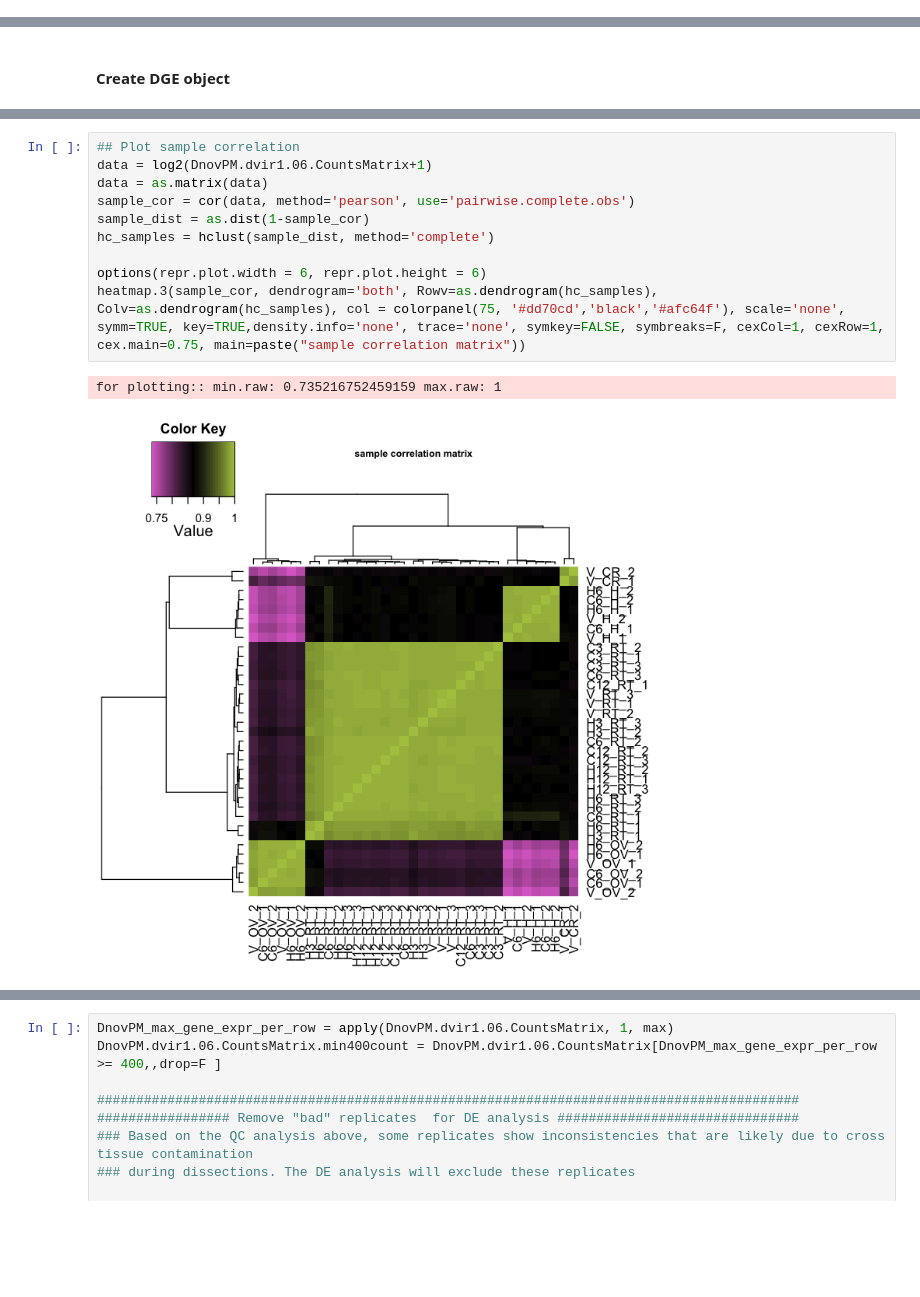
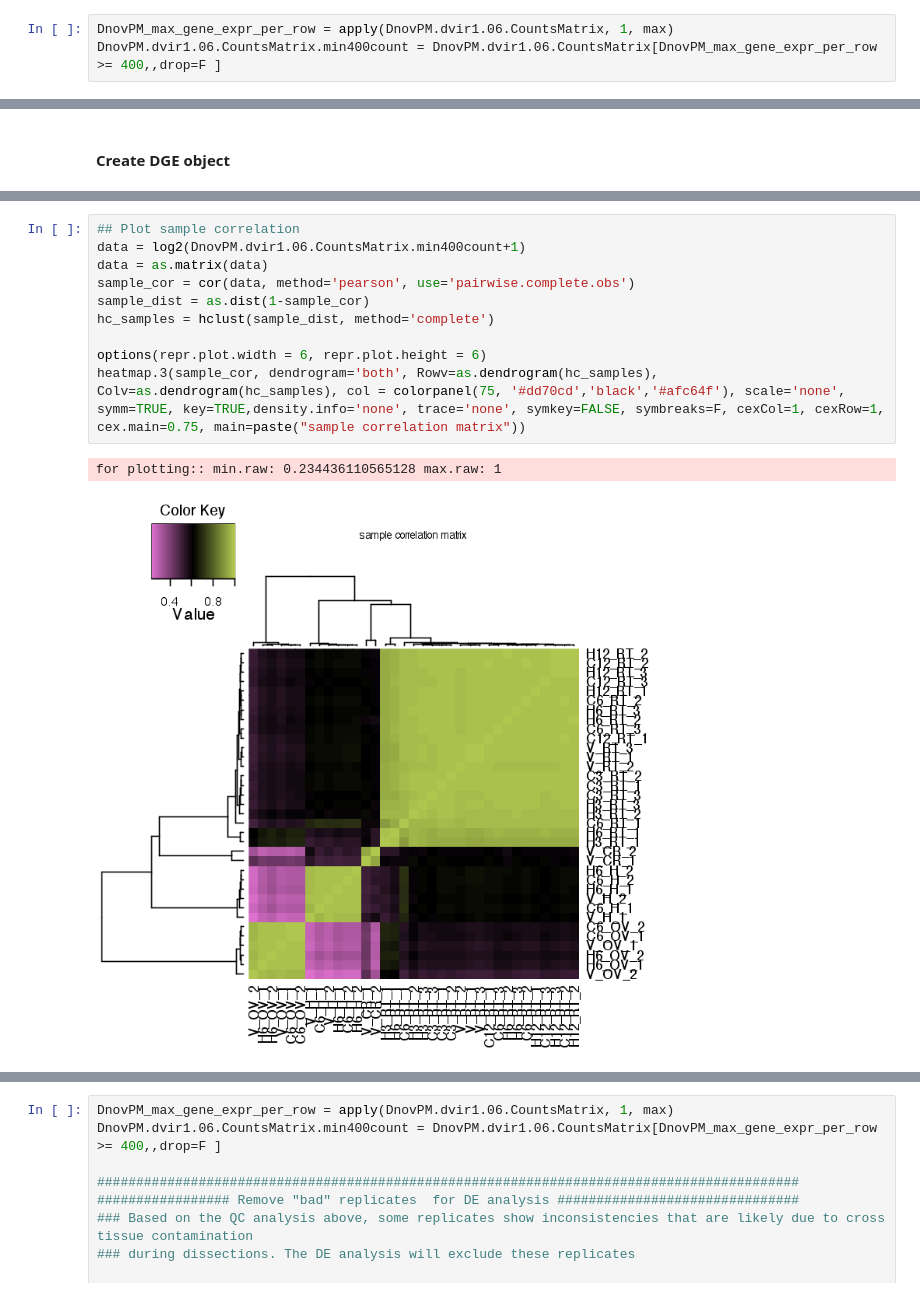
Before and after one commit to YazBraimah/DnovPmRNAseq, a Jupyter notebook: AnalysisPipeline.ipynb, the cells around one changed output, grey strips where cells are left out. Cells and saved outputs as stored; diff of their text form; blank space fills up the shorter version.

```diff
--- a/AnalysisPipeline.ipynb
+++ b/AnalysisPipeline.ipynb
@@ -386,0 +199,3 @@ Warning message:
+# %%
+DnovPM_max_gene_expr_per_row = apply(DnovPM.dvir1.06.CountsMatrix, 1, max)
+DnovPM.dvir1.06.CountsMatrix.min400count = DnovPM.dvir1.06.CountsMatrix[DnovPM_max_gene_expr_per_row >= 400,,drop=F ]
@@ -410,15 +236,15 @@ plotMDS(d, method = "bcv", col=as.numeric(d$samples$group))
 # %%
 ## Plot sample correlation
-data = log2(DnovPM.dvir1.06.CountsMatrix+1)
+data = log2(DnovPM.dvir1.06.CountsMatrix.min400count+1)
 data = as.matrix(data)
 sample_cor = cor(data, method='pearson', use='pairwise.complete.obs')
 sample_dist = as.dist(1-sample_cor)
 hc_samples = hclust(sample_dist, method='complete')
 
 options(repr.plot.width = 6, repr.plot.height = 6)
 heatmap.3(sample_cor, dendrogram='both', Rowv=as.dendrogram(hc_samples), Colv=as.dendrogram(hc_samples), col = colorpanel(75, '#dd70cd','black','#afc64f'), scale='none', symm=TRUE, key=TRUE,density.info='none', trace='none', symkey=FALSE, symbreaks=F, cexCol=1, cexRow=1, cex.main=0.75, main=paste("sample correlation matrix"))
 # %% [output]
-for plotting:: min.raw: 0.735216752459159 max.raw: 1
+for plotting:: min.raw: 0.234436110565128 max.raw: 1
-[figure, old version]
+[figure, new version]
 # %%
 # normalize by DESeq method:
```
Also changed, not shown: parts of 86 cells of this notebook, 2 other files.
